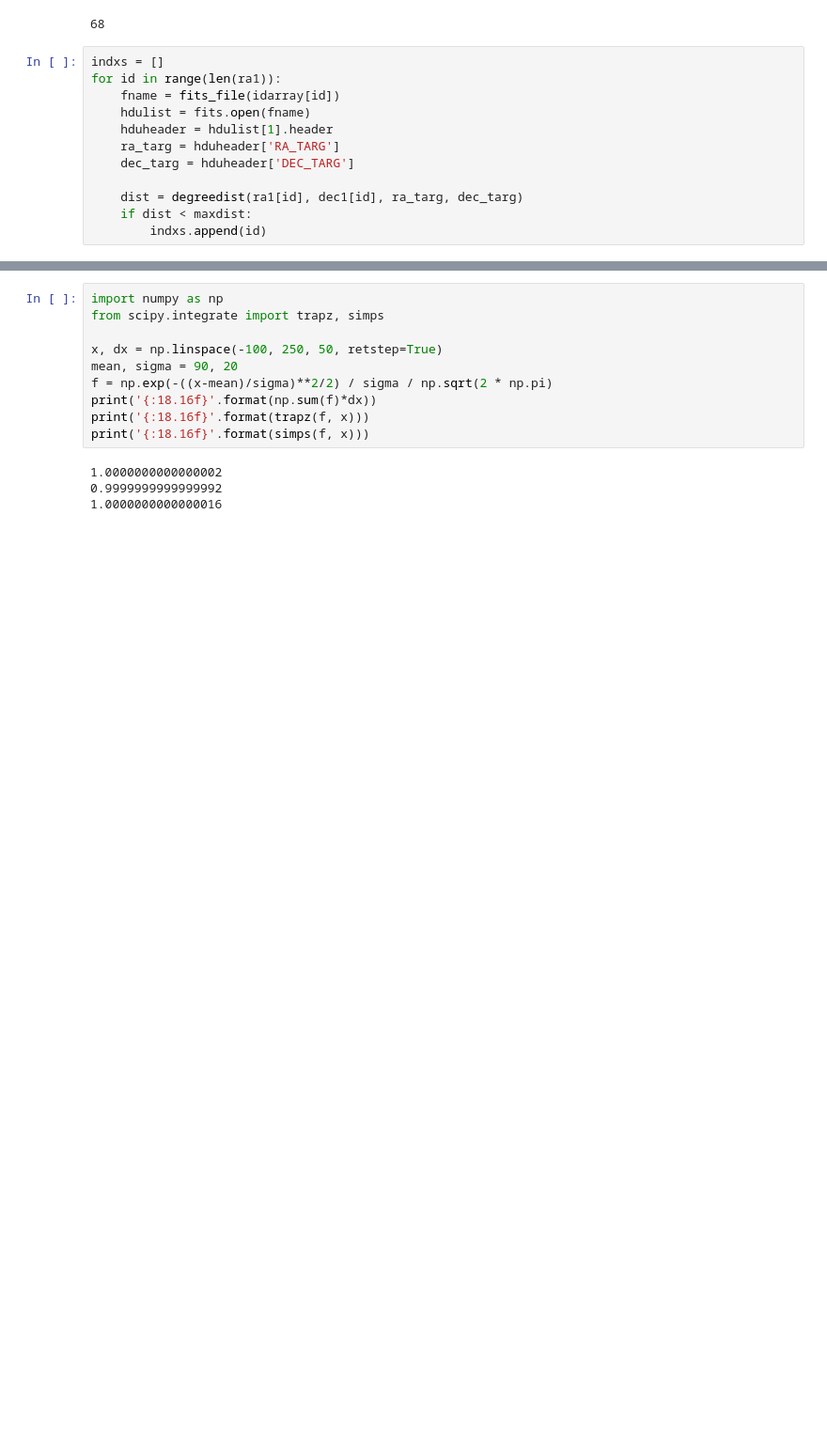
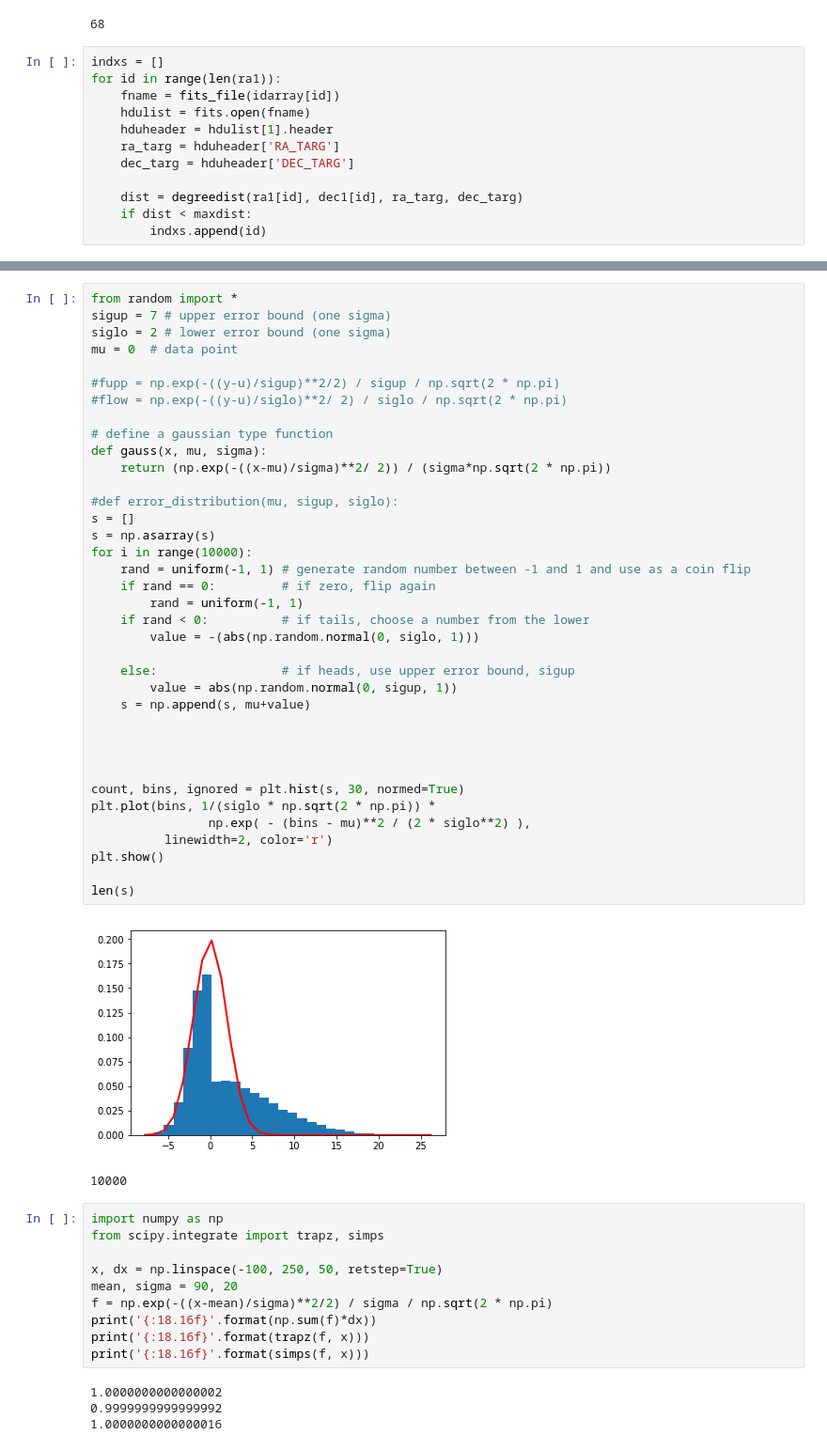
Before and after one commit to tlmakinen/ultra-diffuse-galaxies, a Jupyter notebook: netcounts_regressionfit.ipynb, the cells around one changed output, grey strips where cells are left out. Shown at 94% size. Cells and saved outputs as stored; diff of their text form; blank space fills up the shorter version.

```diff
--- a/netcounts_regressionfit.ipynb
+++ b/netcounts_regressionfit.ipynb
@@ -204,3 +143,43 @@ print(np.sum(weight*dy2))
+# %%
+from random import *
+sigup = 7 # upper error bound (one sigma)
+siglo = 2 # lower error bound (one sigma)
+mu = 0  # data point
+
+#fupp = np.exp(-((y-u)/sigup)**2/2) / sigup / np.sqrt(2 * np.pi)
+#flow = np.exp(-((y-u)/siglo)**2/ 2) / siglo / np.sqrt(2 * np.pi)
+
+# define a gaussian type function
+def gauss(x, mu, sigma):
+    return (np.exp(-((x-mu)/sigma)**2/ 2)) / (sigma*np.sqrt(2 * np.pi))
+
+#def error_distribution(mu, sigup, siglo):
+s = []
+s = np.asarray(s)
+for i in range(10000):
+    rand = uniform(-1, 1) # generate random number between -1 and 1 and use as a coin flip
+    if rand == 0:         # if zero, flip again
+        rand = uniform(-1, 1)
+    if rand < 0:          # if tails, choose a number from the lower
+        value = -(abs(np.random.normal(0, siglo, 1)))
+
+    else:                 # if heads, use upper error bound, sigup
+        value = abs(np.random.normal(0, sigup, 1))
+    s = np.append(s, mu+value)
+
+
+
+
+count, bins, ignored = plt.hist(s, 30, normed=True)
+plt.plot(bins, 1/(siglo * np.sqrt(2 * np.pi)) *
+                np.exp( - (bins - mu)**2 / (2 * siglo**2) ),
+          linewidth=2, color='r')
+plt.show()
+
+len(s)
+# %% [output]
+[figure, added]
+10000
 # %%
 import numpy as np
 from scipy.integrate import trapz, simps
```
Also changed, not shown: parts of 5 cells of this notebook.
